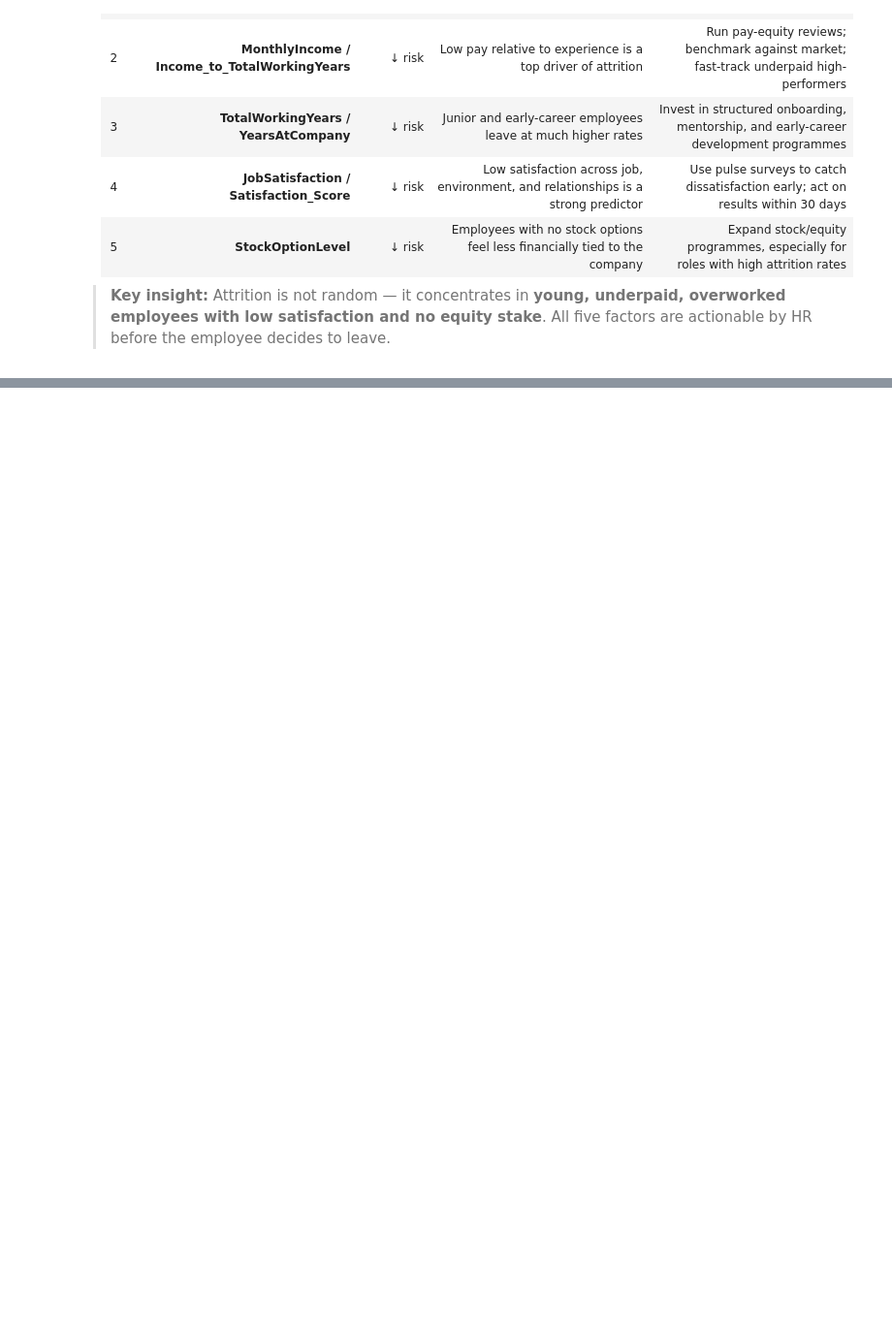
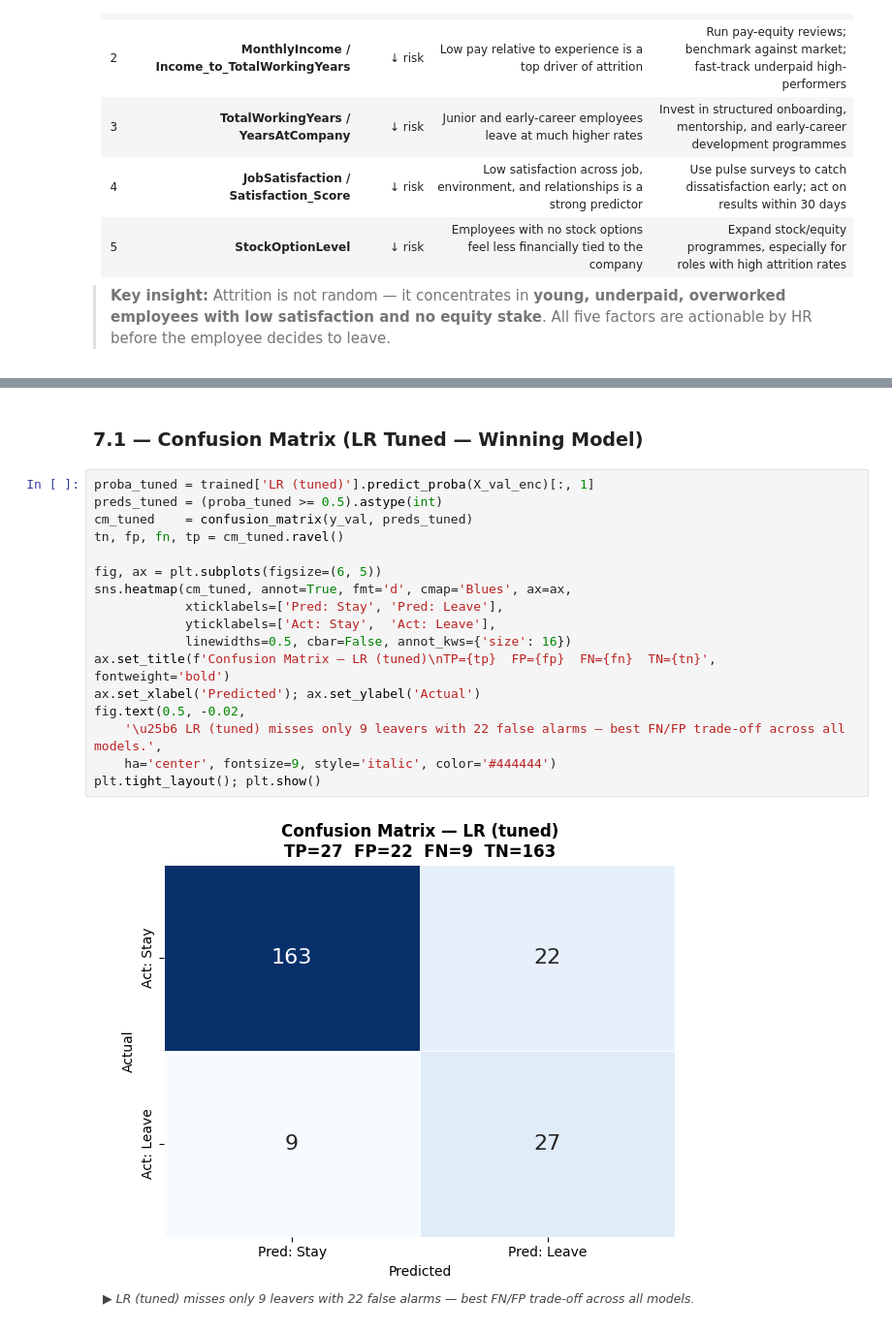
Before and after one commit to rimonshy/Employee-Churn-Prediction-System, a Jupyter notebook: notebook.ipynb, the cells around one changed output, grey strips where cells are left out. Shown at 97% size. Cells and saved outputs as stored; diff of their text form; blank space fills up the shorter version.

```diff
--- a/notebook.ipynb
+++ b/notebook.ipynb
@@ -1433,0 +1448,21 @@ All three methods (SHAP, permutation importance, point-biserial) consistently hi
+# %% [markdown]
+### 7.1 — Confusion Matrix (LR Tuned — Winning Model)
+# %%
+proba_tuned = trained['LR (tuned)'].predict_proba(X_val_enc)[:, 1]
+preds_tuned = (proba_tuned >= 0.5).astype(int)
+cm_tuned    = confusion_matrix(y_val, preds_tuned)
+tn, fp, fn, tp = cm_tuned.ravel()
+
+fig, ax = plt.subplots(figsize=(6, 5))
+sns.heatmap(cm_tuned, annot=True, fmt='d', cmap='Blues', ax=ax,
+            xticklabels=['Pred: Stay', 'Pred: Leave'],
+            yticklabels=['Act: Stay',  'Act: Leave'],
+            linewidths=0.5, cbar=False, annot_kws={'size': 16})
+ax.set_title(f'Confusion Matrix — LR (tuned)\nTP={tp}  FP={fp}  FN={fn}  TN={tn}', fontweight='bold')
+ax.set_xlabel('Predicted'); ax.set_ylabel('Actual')
+fig.text(0.5, -0.02,
+    '\u25b6 LR (tuned) misses only 9 leavers with 22 false alarms — best FN/FP trade-off across all models.',
+    ha='center', fontsize=9, style='italic', color='#444444')
+plt.tight_layout(); plt.show()
+# %% [output]
+[figure, added]
```
Also changed, not shown: parts of 14 cells of this notebook.
